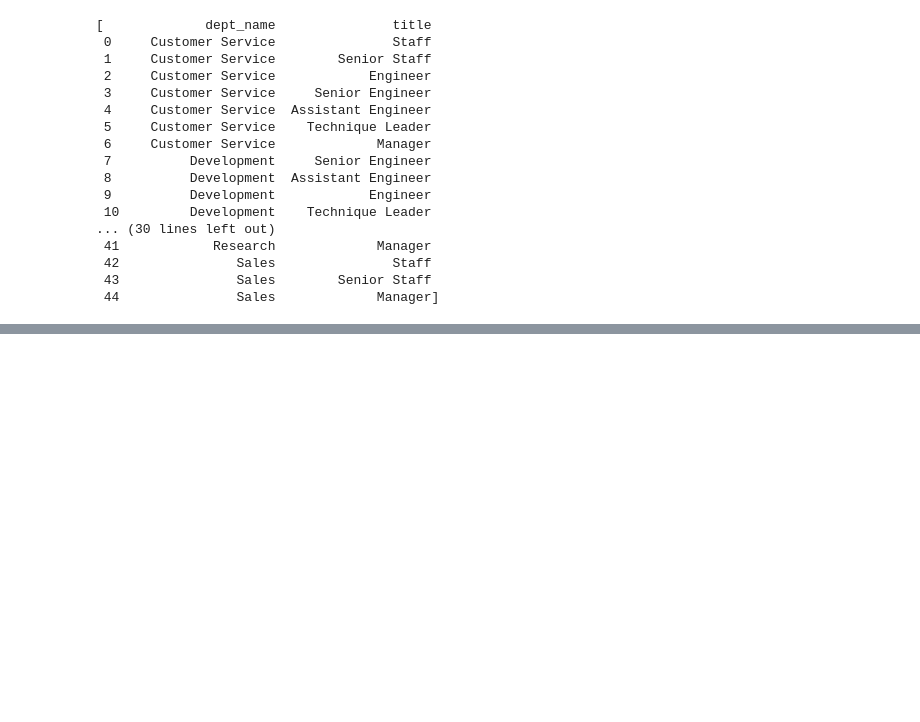
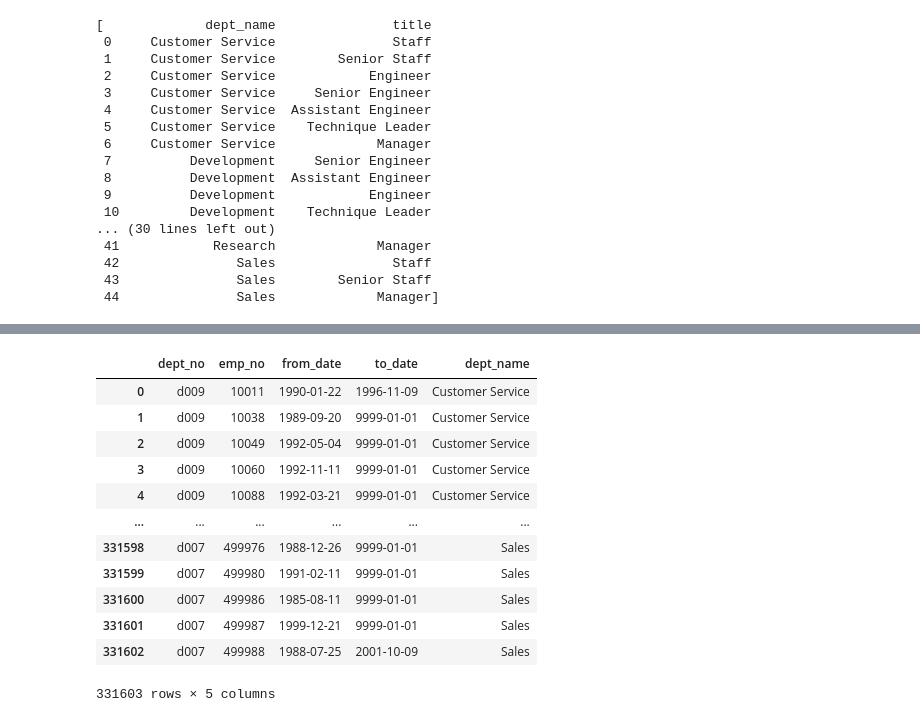
Before and after one commit to nomer-evangelista/ds-libraries-exercises, a Jupyter notebook: advanced_dataframes.ipynb, the cells around one changed output, grey strips where cells are left out. Saved outputs shown, nothing was run; the diff lists cells and outputs as text; code cells hidden in the pictures; blank space fills up the shorter version.

```diff
--- a/advanced_dataframes.ipynb
+++ b/advanced_dataframes.ipynb
@@ -667,0 +758,17 @@ pd.merge()
+# %%
+dept_emp_departments = pd.read_sql(query, new_url)
+dept_emp_departments
+# %% [output]
+|  | dept_no | emp_no | from_date | to_date | dept_name |
+| 0 | d009 | 10011 | 1990-01-22 | 1996-11-09 | Customer Service |
+| 1 | d009 | 10038 | 1989-09-20 | 9999-01-01 | Customer Service |
+| 2 | d009 | 10049 | 1992-05-04 | 9999-01-01 | Customer Service |
+| 3 | d009 | 10060 | 1992-11-11 | 9999-01-01 | Customer Service |
+| 4 | d009 | 10088 | 1992-03-21 | 9999-01-01 | Customer Service |
+| ... | ... | ... | ... | ... | ... |
+| 331598 | d007 | 499976 | 1988-12-26 | 9999-01-01 | Sales |
+| 331599 | d007 | 499980 | 1991-02-11 | 9999-01-01 | Sales |
+| 331600 | d007 | 499986 | 1985-08-11 | 9999-01-01 | Sales |
+| 331601 | d007 | 499987 | 1999-12-21 | 9999-01-01 | Sales |
+| 331602 | d007 | 499988 | 1988-07-25 | 2001-10-09 | Sales |
+331603 rows × 5 columns
```
Also changed, not shown: parts of 24 cells of this notebook, 2 other files.
